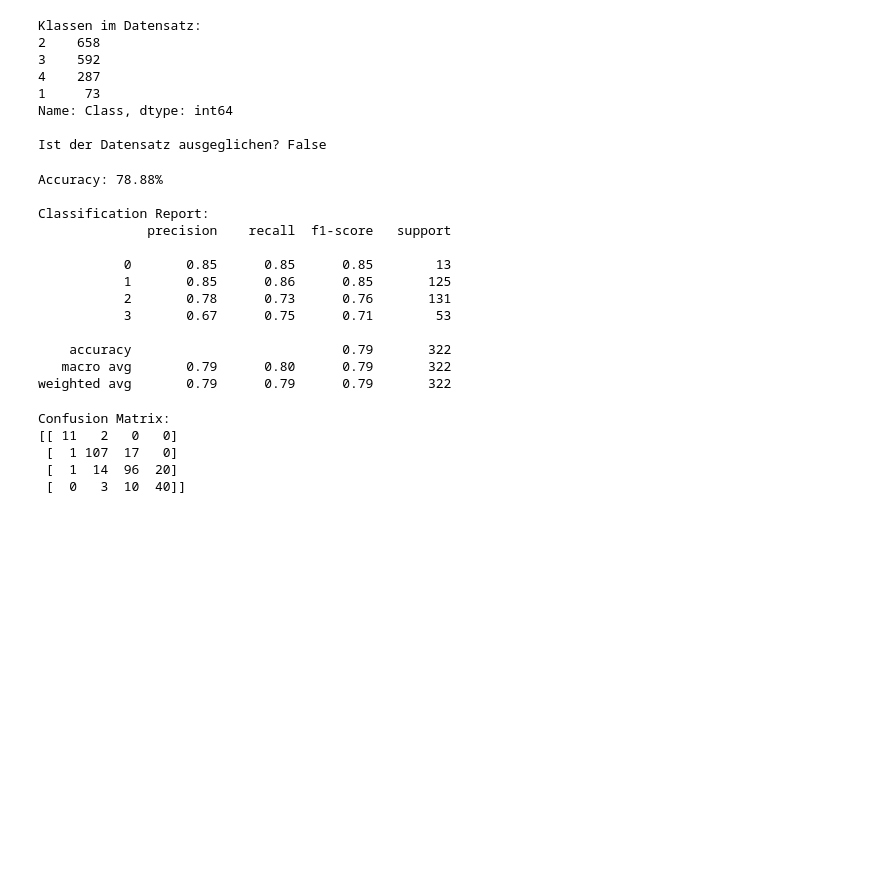
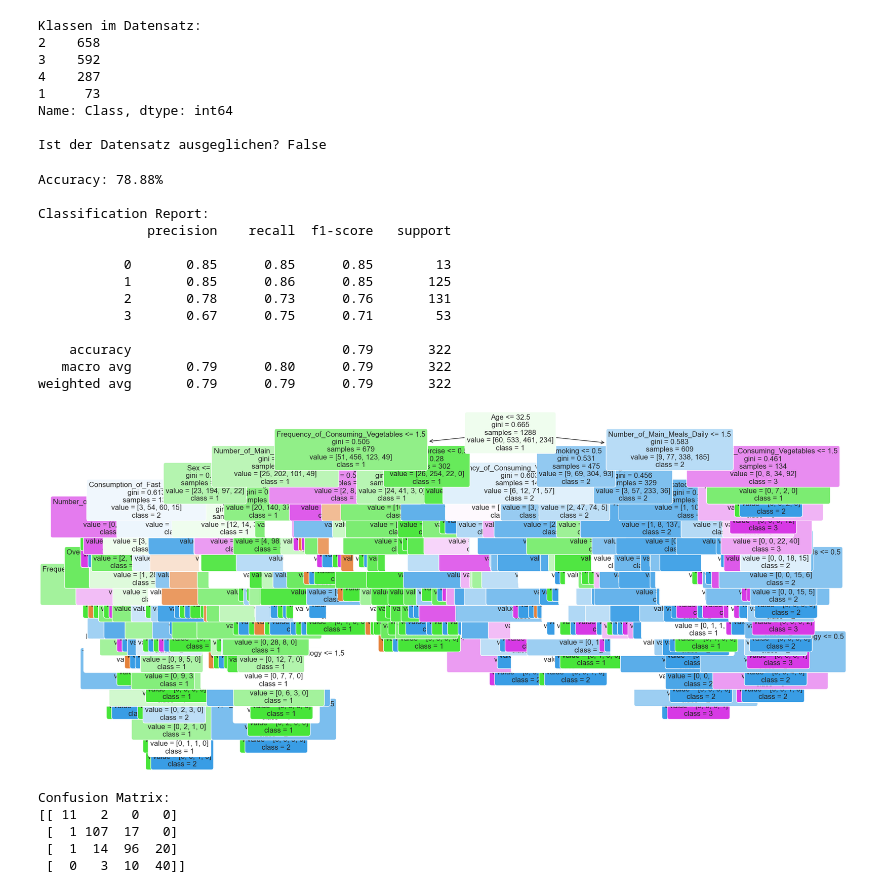
Before and after one commit to DekkerF190232/dsai-obesity, a Jupyter notebook: decision_tree.ipynb, the cells around one changed output. Drawn from its saved outputs; the diff is of its cells as text; code cells hidden in the pictures; blank space fills up the shorter version.

```diff
--- a/decision_tree.ipynb
+++ b/decision_tree.ipynb
@@ -35,9 +35,10 @@ Name: Class, dtype: int64
 
 Ist der Datensatz ausgeglichen? False
 # %%
+from matplotlib import pyplot as plt
 import pandas as pd
 from sklearn.model_selection import train_test_split
-from sklearn.tree import DecisionTreeClassifier
+from sklearn.tree import DecisionTreeClassifier, plot_tree
 from sklearn.metrics import accuracy_score, classification_report
 from sklearn.preprocessing import LabelEncoder
 
@@ -69,33 +70,39 @@ X_train, X_test, y_train, y_test = train_test_split(X, y, test_size=0.2, random_
 # Initialize the decision tree classifier
 clf = DecisionTreeClassifier(random_state=42)
 
 # Train the model
 clf.fit(X_train, y_train)
 
 # Make predictions
 y_pred = clf.predict(X_test)
 
 # Evaluate the model
 accuracy = accuracy_score(y_test, y_pred)
 print(f"Accuracy: {accuracy * 100:.2f}%")
 
 # Print classification report
 print("\nClassification Report:")
 print(classification_report(y_test, y_pred))
+
+# Visualize the decision tree
+plt.figure(figsize=(20, 10))  # Adjust the figure size to fit the tree
+plot_tree(clf, filled=True, feature_names=X.columns.tolist(), class_names=le.classes_.astype(str).tolist(), rounded=True, fontsize=12)
+plt.show()
 # %% [output]
 Accuracy: 78.88%
 
 Classification Report:
               precision    recall  f1-score   support
 
            0       0.85      0.85      0.85        13
            1       0.85      0.86      0.85       125
            2       0.78      0.73      0.76       131
            3       0.67      0.75      0.71        53
 
     accuracy                           0.79       322
    macro avg       0.79      0.80      0.79       322
 weighted avg       0.79      0.79      0.79       322
+[figure, added]
 # %%
 from sklearn.metrics import confusion_matrix
 
```
Also changed, not shown: parts of 1 cell of this notebook.
